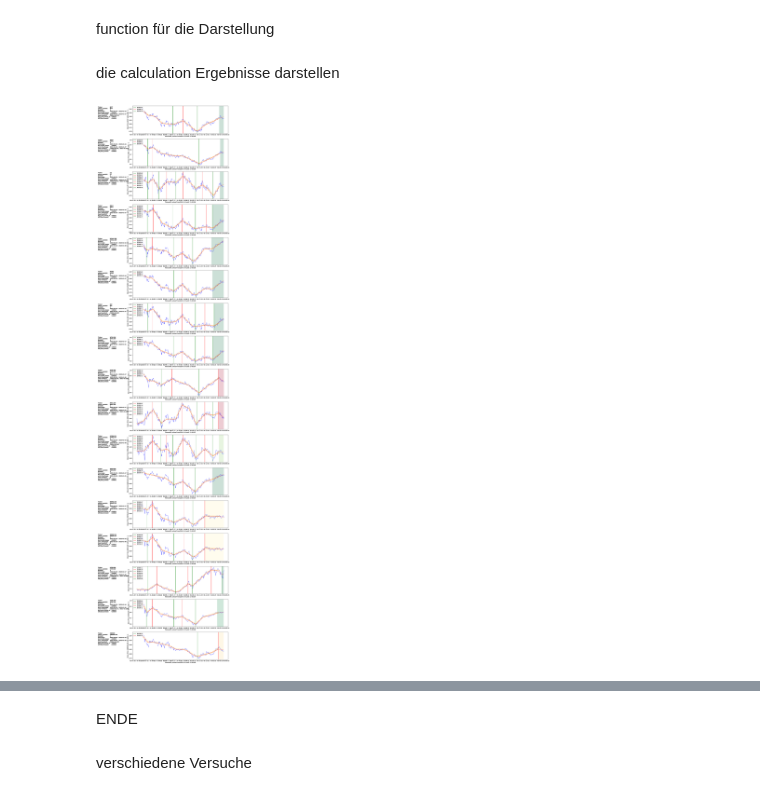
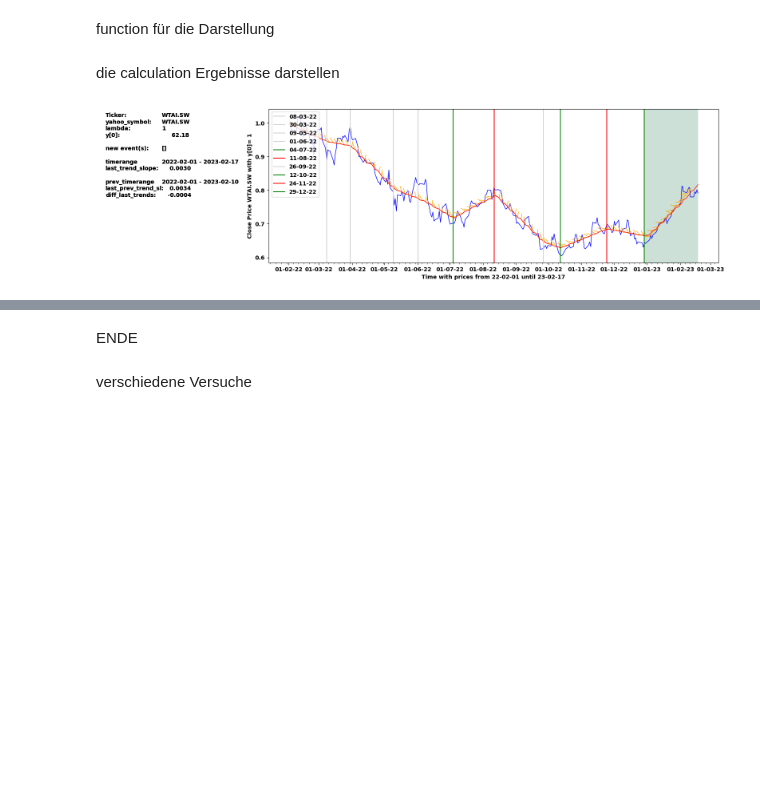
Before and after one commit to baerwind/L1trendchanges, a Jupyter notebook: L1trendchanges.ipynb, the cells around one changed output, grey strips where cells are left out. Drawn from its saved outputs; the diff is of its cells as text; code cells hidden in the pictures; blank space fills up the shorter version.

```diff
--- a/L1trendchanges.ipynb
+++ b/L1trendchanges.ipynb
@@ -258,6 +265,11 @@ def transform_calc_trendlines(prices, lambda_list, solver, reg_norm):
         trendchangesd = pd.to_datetime(prices.iloc[trendchanges]['date'])
         trendchangesdl.append(trendchangesd)
     return close_pricesd, trendlinedl, trendchangesdl
+# %%
+prices_sorted['close_start_1'] = prices_sorted['close']/ prices_sorted['close'][0]
+# %%
+prices_sorted['close']
+prices_sorted.index = prices_sorted['date']
 # %% [markdown]
 für alle symbols in der controllist, prices aus DB holen und alle calculations produzieren
 # %%
@@ -280,14 +292,19 @@ prev_trendchangesdll = []
 
 num_runs = 0
 
-prev_dist=15 # week
+prev_dist=5 # week
 
 for i in range(len(controllist)):
     f = glob.glob(r"data/"+controllist['yahoo_symbol'][i] + "_*.db")[0]
     conn = pricesdb.create_connection(f)
     if conn is None:
         exit()
-    prices = pd.read_sql_query("SELECT * FROM prices", conn)
+    datetime.datetime.date
+    #prices = pd.read_sql_query("SELECT * FROM prices", conn)
+    # das letzte Jahr vom Anfang des aktuellen Monats, sonst kann man die x Achsen Beschriftung nicht mehr lesen
+    sql = "SELECT * FROM prices where date>='" + str(int(datetime.datetime.now().date().strftime('%Y')) -1) + '-' + datetime.datetime.now().date().strftime('%m') +'-'+ '01' + "'"
+    prices = pd.read_sql_query(sql,conn)
+
     prices_sorted = prices.sort_values(['date'])
     prices_sorted = prices_sorted.reset_index(drop=True)
     close_pricesd, trendlinedl, trendchangesdl = transform_calc_trendlines(prices_sorted, lambda_list, solver, reg_norm)
@@ -347,6 +348,7 @@ def calc_bs_signals(trendchangesd, trendlined):
     trd = trendlined[trendlined.index == trendlined.index.min()]
     trd.columns = ['trendlinevalue']
     aggtchanges = pd.concat([aggtchanges,trd])
+    aggtchanges['date'] = aggtchanges.index # damit auch der erste und der letzte ein Wert in ['date'] hat
     aggtchanges = aggtchanges.sort_index()
     aggtchanges['slope_until'] = aggtchanges['trendlinevalue'].diff()#/aggtchanges['date'].diff(periods=1).dt.days
     aggtchanges['slopechange'] = aggtchanges['slope_until'].shift(-1) - aggtchanges['slope_until']
@@ -416,30 +418,34 @@ for j, (close_pricesd, trendlinedl, trendchangesdl, prev_close_pricesd, prev_tre
         #ax[row,1].set_title(controllist['yahoo_symbol'][j] + ' with lambda=' + str(lambda_list[i]), loc='left')
 
         # The trend changes are then plotted using axvline and their positions are stored in the trendchangeslabel list. The legend is set to display the dates of the trend changes. The x-axis is also formatted to display the major and minor tick marks as months and days, respectively.
-        trendchangeslabel = []
+        # trendchangeslabel = []
         # for xv in prev_trendchangesd:
         #     ax[row,1].axvline(x=xv, c='orange', path_effects=[patheffects.withTickedStroke(spacing=7, angle=135)])
         # for id, xv in enumerate(trendchangesd):
-        #     trendchangeslabel.append(ax[row,1].axvline(x=xv, c='red'))
+        #     trendchangeslabel.append(ax[row,1].axvline(x=xv, c='lightgrey'))
             # if id == len(trendchangesd)-1:
             #     ax[row,1].axvspan(trendchangesd.iloc[(id)], trendlined.index.max(), facecolor='red', alpha=0.2 )
             #     #'RdYlGn'
 
         # calc Buy/Sell signals
+        aggtrendchangeslabel = []
         aggtchanges = calc_bs_signals(trendchangesd, trendlined)
-        for index, s in aggtchanges.iterrows():
+        for index, s in aggtchanges[(aggtchanges['date'] != aggtchanges['date'].max()) & (aggtchanges['date'] != aggtchanges['date'].min())].iterrows():
             #print(type(s['buy']) + type(index))
             if s['buy']==True:
-                trendchangeslabel.append(ax[row,1].axvline(x=s['date'] , c='green'))
-            if s['sell']==True:
-                trendchangeslabel.append(ax[row,1].axvline(x=s['date'] , c='red'))
+                aggtrendchangeslabel.append(ax[row,1].axvline(x=s['date'] , c='green'))
+            elif s['sell']==True:
+                aggtrendchangeslabel.append(ax[row,1].axvline(x=s['date'] , c='red'))
+            else: #elif (s['date'] != aggtchanges['date'].min()) or (s['date'] != aggtchanges['date'].max()):
+                aggtrendchangeslabel.append(ax[row,1].axvline(x=s['date'] , c='lightgrey'))
 
         #ax[row,1].set_title('Lambda: {}\nSolver: {}\nObjective Value: {}'.format(lambda_value, problem.status, round(objective.value, 3)))
         ax[row,1].xaxis.set_major_locator(mdates.MonthLocator())
         ax[row,1].xaxis.set_minor_locator(mdates.DayLocator(bymonthday=(1,5,10,15,20,25,30)))
         ax[row,1].xaxis.set_major_formatter(mdates.DateFormatter('%d-%m-%y'))#('%b %d'))
         #ax[row,1].legend(trendchangeslabel, trendchangesd.dt.strftime('%y-%m-%d'), loc ="upper left", )
-        ax[row,1].legend(trendchangeslabel, aggtchanges[(aggtchanges.buy == True)| (aggtchanges.sell == True)].index.strftime('%y-%m-%d'), loc ="upper left", )
+        #ax[row,1].legend(trendchangeslabel, aggtchanges[(aggtchanges.buy == True)| (aggtchanges.sell == True)].index.strftime('%y-%m-%d'), loc ="upper left", )
+        ax[row,1].legend(aggtrendchangeslabel, aggtchanges[(aggtchanges['date'] != aggtchanges['date'].max()) & (aggtchanges['date'] != aggtchanges['date'].min())].index.strftime('%d-%m-%y'), loc ="upper left", )
 
         new_trendchnga, diff_st_trend, st_trend, st_prev_trend = calc_slope_diff(trendchangesd, prev_trendchangesd, trendlined, prev_trendlined)
 
@@ -447,33 +453,36 @@ for j, (close_pricesd, trendlinedl, trendchangesdl, prev_close_pricesd, prev_tre
 
         ax[row,0].set_axis_off()
         new_trendchngs = [pd.to_datetime(str(x)).strftime('%Y-%m-%d') for x in new_trendchnga]
         # ax[row,0].text(0,0.8, 'new event(s):' + str(new_trendchngs), ha='left', size='x-large', wrap=True, transform=ax[row,0].transAxes)
         # ax[row,0].text(0,0.6, 'diff_st_trend:' + '{:10.4f}'.format(diff_st_trend) , ha='left', size='large', wrap=True, transform=ax[row,0].transAxes)
         # ax[row,0].text(0,0.4, 'st_trend:' + '{:10.4f}'.format(st_trend), ha='left', size='large', wrap=True, transform=ax[row,0].transAxes)
         # ax[row,0].text(0,0.2, 'st_prev_trend:' + '{:10.4f}'.format(st_prev_trend), ha='left', size='large', wrap=True, transform=ax[row,0].transAxes)
 
         cell_text = []
         cell_text.append(['Ticker:' , controllist['tradv_ticker'][j]])
         cell_text.append(['yahoo_symbol:' , controllist['yahoo_symbol'][j]])
         cell_text.append(['lambda:' , str(lambda_list[i])])
+        cell_text.append(['y[0]:' , '{:10.2f}'.format(prices_sorted['close'][0])])
+        cell_text.append(['' , ''])
+        cell_text.append(['new event(s):', str(new_trendchngs)])
+        cell_text.append(['' , ''])
         cell_text.append(['timerange', close_pricesd.index.min().strftime('%Y-%m-%d')+ ' - ' + close_pricesd.index.max().strftime('%Y-%m-%d')])
         cell_text.append(['last_trend_slope:' , '{:10.4f}'.format(st_trend)])
+        cell_text.append(['' , ''])
         cell_text.append(['prev_timerange', prev_close_pricesd.index.min().strftime('%Y-%m-%d')+ ' - ' + prev_close_pricesd.index.max().strftime('%Y-%m-%d')])
-        cell_text.append(['new event(s):', str(new_trendchngs)])
         cell_text.append(['last_prev_trend_sl:' , '{:10.4f}'.format(st_prev_trend)])
-
         cell_text.append(['diff_last_trends:', '{:10.4f}'.format(diff_st_trend)])
 
 
         #ax[row,0].table(cellText=cell_text, loc='left')
 
         the_table = ax[row,0].table(cellText=cell_text, loc='upper center', edges='open', cellLoc='left')
         the_table.auto_set_font_size(False)
         the_table.set_fontsize(10)
         #the_table.set_text_props(set_fontweight('light'))
 
         #the_table.scale(2,2)
         #the_table.visible_edges = 'B'
         ax[row,0].add_table(the_table)
 # %% [output]
-[figure, old version]
+[figure, new version]
```
Also changed, not shown: parts of 7 cells of this notebook.
